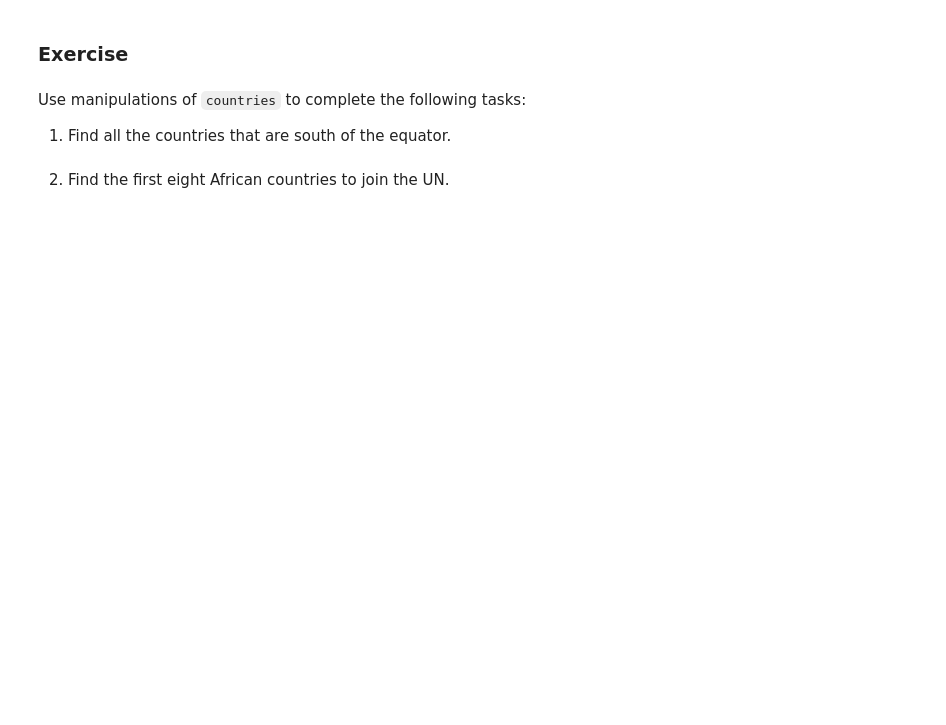
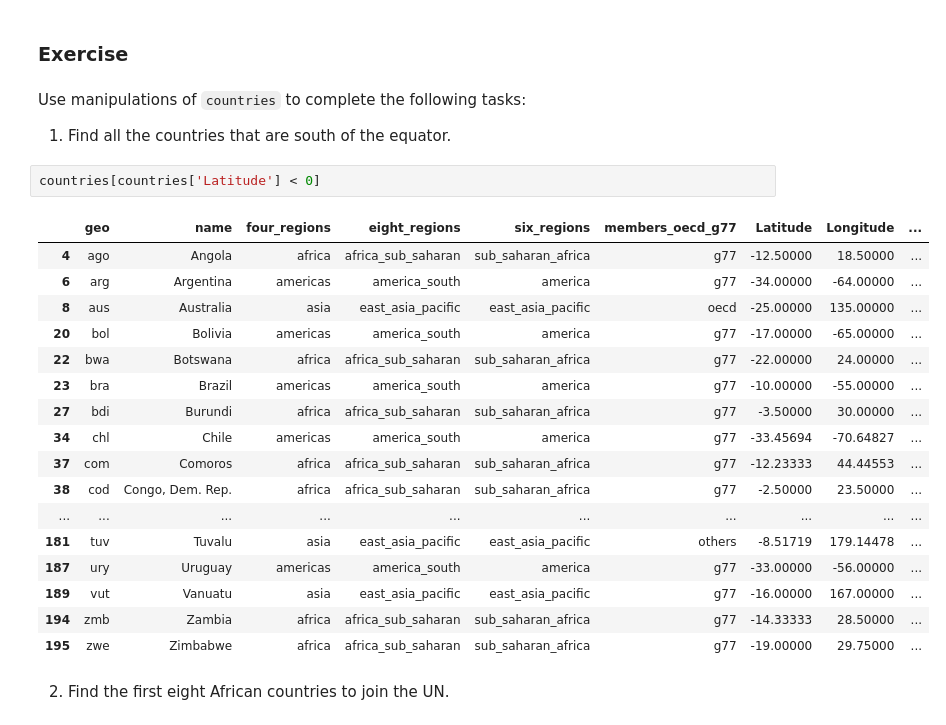
Before and after one commit to ada-4a03fa39b6/RCDS-Summer-School-2025, a Jupyter notebook: 4_Thursday/1 - Getting Started with Pandas.ipynb, the cells around one changed output. Cells and saved outputs as stored; diff of their text form; blank space fills up the shorter version.

```diff
--- a/4_Thursday/1 - Getting Started with Pandas.ipynb
+++ b/4_Thursday/1 - Getting Started with Pandas.ipynb
@@ -241,5 +535,25 @@ Use manipulations of `countries` to complete the following tasks:
 
 
 1. Find all the countries that are south of the equator.
+# %%
+countries[countries['Latitude'] < 0]
+# %% [output]
+|  | geo | name | four_regions | eight_regions | six_regions | members_oecd_g77 | Latitude | Longitude | ... |
+| 4 | ago | Angola | africa | africa_sub_saharan | sub_saharan_africa | g77 | -12.50000 | 18.50000 | ... |
+| 6 | arg | Argentina | americas | america_south | america | g77 | -34.00000 | -64.00000 | ... |
+| 8 | aus | Australia | asia | east_asia_pacific | east_asia_pacific | oecd | -25.00000 | 135.00000 | ... |
+| 20 | bol | Bolivia | americas | america_south | america | g77 | -17.00000 | -65.00000 | ... |
+| 22 | bwa | Botswana | africa | africa_sub_saharan | sub_saharan_africa | g77 | -22.00000 | 24.00000 | ... |
+| 23 | bra | Brazil | americas | america_south | america | g77 | -10.00000 | -55.00000 | ... |
+| 27 | bdi | Burundi | africa | africa_sub_saharan | sub_saharan_africa | g77 | -3.50000 | 30.00000 | ... |
+| 34 | chl | Chile | americas | america_south | america | g77 | -33.45694 | -70.64827 | ... |
+| 37 | com | Comoros | africa | africa_sub_saharan | sub_saharan_africa | g77 | -12.23333 | 44.44553 | ... |
+| 38 | cod | Congo, Dem. Rep. | africa | africa_sub_saharan | sub_saharan_africa | g77 | -2.50000 | 23.50000 | ... |
+| ... | ... | ... | ... | ... | ... | ... | ... | ... | ... |
+| 181 | tuv | Tuvalu | asia | east_asia_pacific | east_asia_pacific | others | -8.51719 | 179.14478 | ... |
+| 187 | ury | Uruguay | americas | america_south | america | g77 | -33.00000 | -56.00000 | ... |
+| 189 | vut | Vanuatu | asia | east_asia_pacific | east_asia_pacific | g77 | -16.00000 | 167.00000 | ... |
+| 194 | zmb | Zambia | africa | africa_sub_saharan | sub_saharan_africa | g77 | -14.33333 | 28.50000 | ... |
+| 195 | zwe | Zimbabwe | africa | africa_sub_saharan | sub_saharan_africa | g77 | -19.00000 | 29.75000 | ... |
 # %% [markdown]
 2. Find the first eight African countries to join the UN.
```
Also changed, not shown: parts of 36 cells of this notebook, 3 other files.
